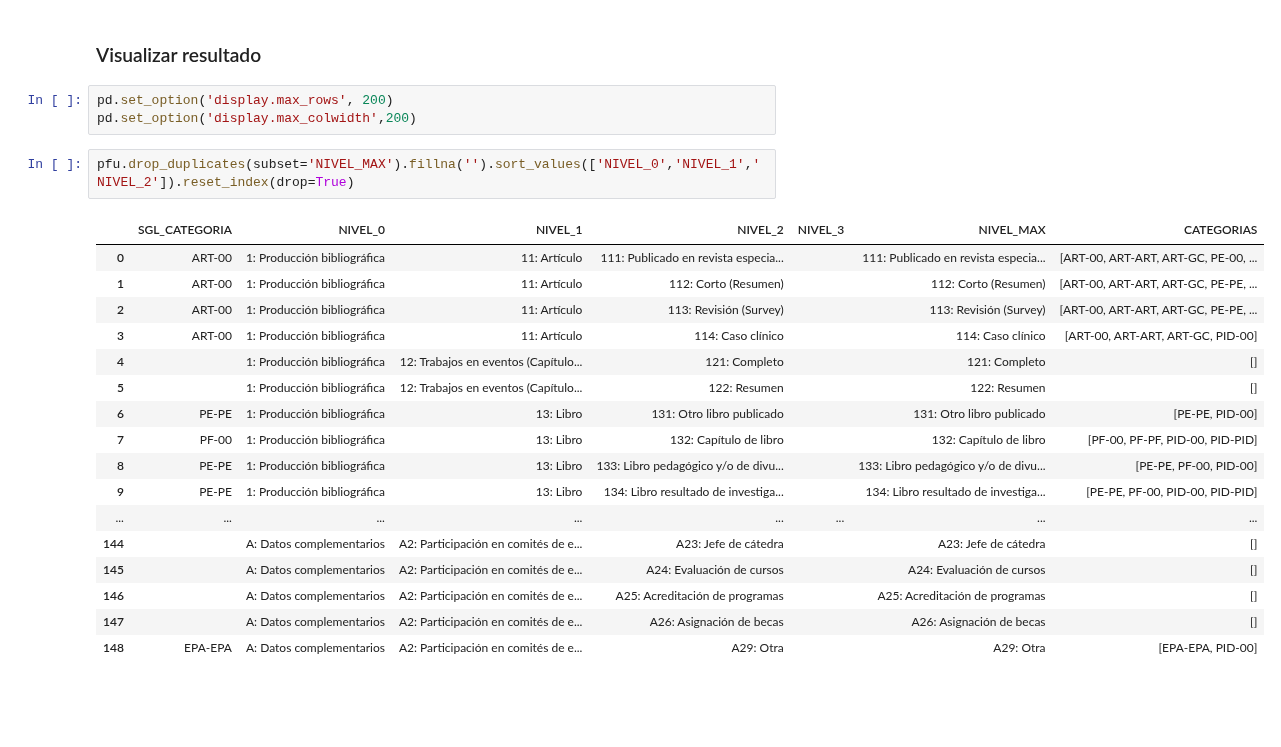
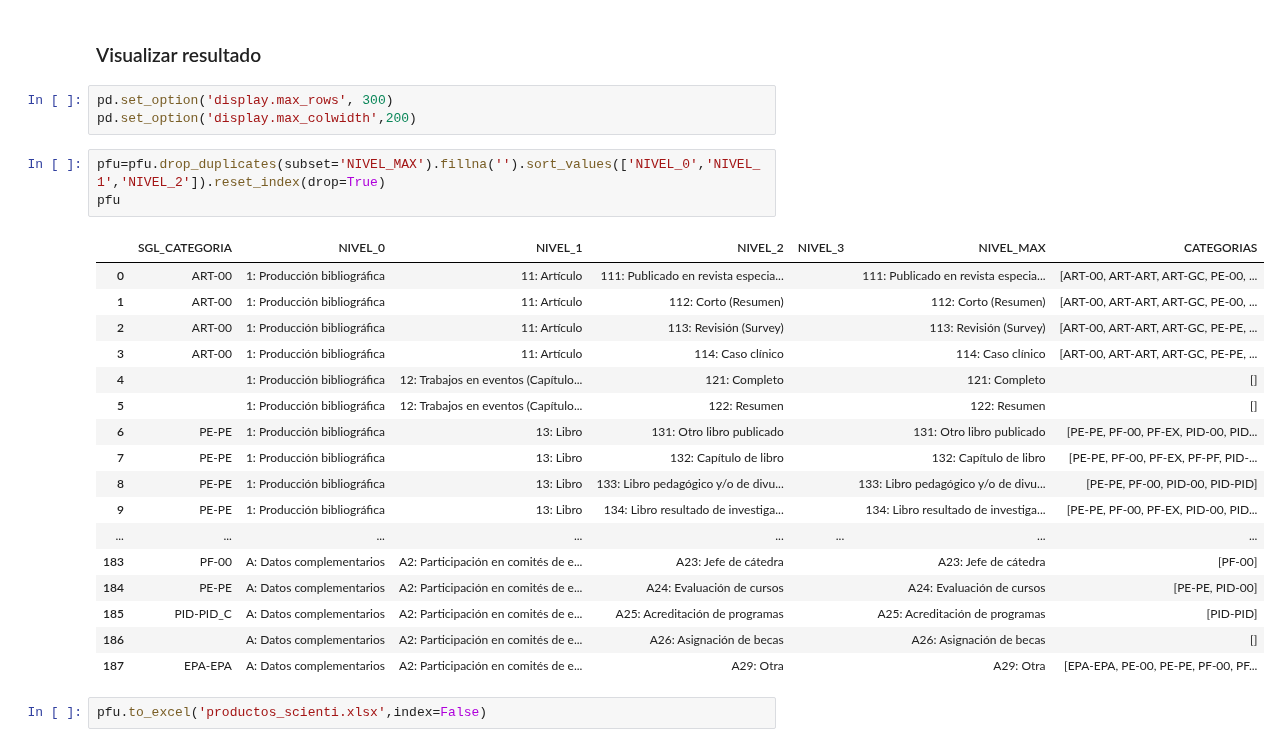
Before and after one commit to colav-playground/scienti, a Jupyter notebook: product_type.ipynb, the cells around one changed output. Cells and saved outputs as stored; diff of their text form; blank space fills up the shorter version.

```diff
--- a/product_type.ipynb
+++ b/product_type.ipynb
@@ -108,25 +117,28 @@ pfu['CATEGORIAS']=pfu['NIVEL_MAX'].apply(lambda s:
 # %% [markdown]
 ### Visualizar resultado
 # %%
-pd.set_option('display.max_rows', 200)
+pd.set_option('display.max_rows', 300)
 pd.set_option('display.max_colwidth',200)
 # %%
-pfu.drop_duplicates(subset='NIVEL_MAX').fillna('').sort_values(['NIVEL_0','NIVEL_1','NIVEL_2']).reset_index(drop=True)
+pfu=pfu.drop_duplicates(subset='NIVEL_MAX').fillna('').sort_values(['NIVEL_0','NIVEL_1','NIVEL_2']).reset_index(drop=True)
+pfu
 # %% [output]
 |  | SGL_CATEGORIA | NIVEL_0 | NIVEL_1 | NIVEL_2 | NIVEL_3 | NIVEL_MAX | CATEGORIAS |
 | 0 | ART-00 | 1: Producción bibliográfica | 11: Artículo | 111: Publicado en revista especia... |  | 111: Publicado en revista especia... | [ART-00, ART-ART, ART-GC, PE-00, ... |
-| 1 | ART-00 | 1: Producción bibliográfica | 11: Artículo | 112: Corto (Resumen) |  | 112: Corto (Resumen) | [ART-00, ART-ART, ART-GC, PE-PE, ... |
+| 1 | ART-00 | 1: Producción bibliográfica | 11: Artículo | 112: Corto (Resumen) |  | 112: Corto (Resumen) | [ART-00, ART-ART, ART-GC, PE-00, ... |
 | 2 | ART-00 | 1: Producción bibliográfica | 11: Artículo | 113: Revisión (Survey) |  | 113: Revisión (Survey) | [ART-00, ART-ART, ART-GC, PE-PE, ... |
-| 3 | ART-00 | 1: Producción bibliográfica | 11: Artículo | 114: Caso clínico |  | 114: Caso clínico | [ART-00, ART-ART, ART-GC, PID-00] |
+| 3 | ART-00 | 1: Producción bibliográfica | 11: Artículo | 114: Caso clínico |  | 114: Caso clínico | [ART-00, ART-ART, ART-GC, PE-PE, ... |
 | 4 |  | 1: Producción bibliográfica | 12: Trabajos en eventos (Capítulo... | 121: Completo |  | 121: Completo | [] |
 | 5 |  | 1: Producción bibliográfica | 12: Trabajos en eventos (Capítulo... | 122: Resumen |  | 122: Resumen | [] |
-| 6 | PE-PE | 1: Producción bibliográfica | 13: Libro | 131: Otro libro publicado |  | 131: Otro libro publicado | [PE-PE, PID-00] |
-| 7 | PF-00 | 1: Producción bibliográfica | 13: Libro | 132: Capítulo de libro |  | 132: Capítulo de libro | [PF-00, PF-PF, PID-00, PID-PID] |
-| 8 | PE-PE | 1: Producción bibliográfica | 13: Libro | 133: Libro pedagógico y/o de divu... |  | 133: Libro pedagógico y/o de divu... | [PE-PE, PF-00, PID-00] |
-| 9 | PE-PE | 1: Producción bibliográfica | 13: Libro | 134: Libro resultado de investiga... |  | 134: Libro resultado de investiga... | [PE-PE, PF-00, PID-00, PID-PID] |
+| 6 | PE-PE | 1: Producción bibliográfica | 13: Libro | 131: Otro libro publicado |  | 131: Otro libro publicado | [PE-PE, PF-00, PF-EX, PID-00, PID... |
+| 7 | PE-PE | 1: Producción bibliográfica | 13: Libro | 132: Capítulo de libro |  | 132: Capítulo de libro | [PE-PE, PF-00, PF-EX, PF-PF, PID-... |
+| 8 | PE-PE | 1: Producción bibliográfica | 13: Libro | 133: Libro pedagógico y/o de divu... |  | 133: Libro pedagógico y/o de divu... | [PE-PE, PF-00, PID-00, PID-PID] |
+| 9 | PE-PE | 1: Producción bibliográfica | 13: Libro | 134: Libro resultado de investiga... |  | 134: Libro resultado de investiga... | [PE-PE, PF-00, PF-EX, PID-00, PID... |
 | ... | ... | ... | ... | ... | ... | ... | ... |
-| 144 |  | A: Datos complementarios | A2: Participación en comités de e... | A23: Jefe de cátedra |  | A23: Jefe de cátedra | [] |
-| 145 |  | A: Datos complementarios | A2: Participación en comités de e... | A24: Evaluación de cursos |  | A24: Evaluación de cursos | [] |
-| 146 |  | A: Datos complementarios | A2: Participación en comités de e... | A25: Acreditación de programas |  | A25: Acreditación de programas | [] |
-| 147 |  | A: Datos complementarios | A2: Participación en comités de e... | A26: Asignación de becas |  | A26: Asignación de becas | [] |
-| 148 | EPA-EPA | A: Datos complementarios | A2: Participación en comités de e... | A29: Otra |  | A29: Otra | [EPA-EPA, PID-00] |
+| 183 | PF-00 | A: Datos complementarios | A2: Participación en comités de e... | A23: Jefe de cátedra |  | A23: Jefe de cátedra | [PF-00] |
+| 184 | PE-PE | A: Datos complementarios | A2: Participación en comités de e... | A24: Evaluación de cursos |  | A24: Evaluación de cursos | [PE-PE, PID-00] |
+| 185 | PID-PID_C | A: Datos complementarios | A2: Participación en comités de e... | A25: Acreditación de programas |  | A25: Acreditación de programas | [PID-PID] |
+| 186 |  | A: Datos complementarios | A2: Participación en comités de e... | A26: Asignación de becas |  | A26: Asignación de becas | [] |
+| 187 | EPA-EPA | A: Datos complementarios | A2: Participación en comités de e... | A29: Otra |  | A29: Otra | [EPA-EPA, PE-00, PE-PE, PF-00, PF... |
+# %%
+pfu.to_excel('productos_scienti.xlsx',index=False)
```
Also changed, not shown: parts of 9 cells of this notebook.
